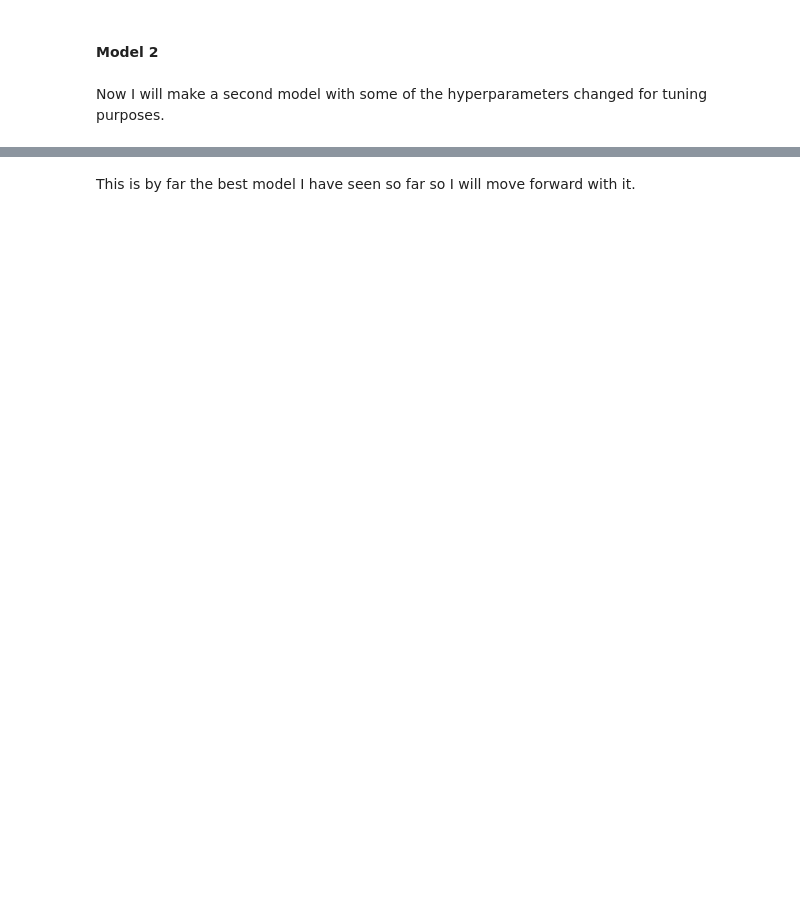
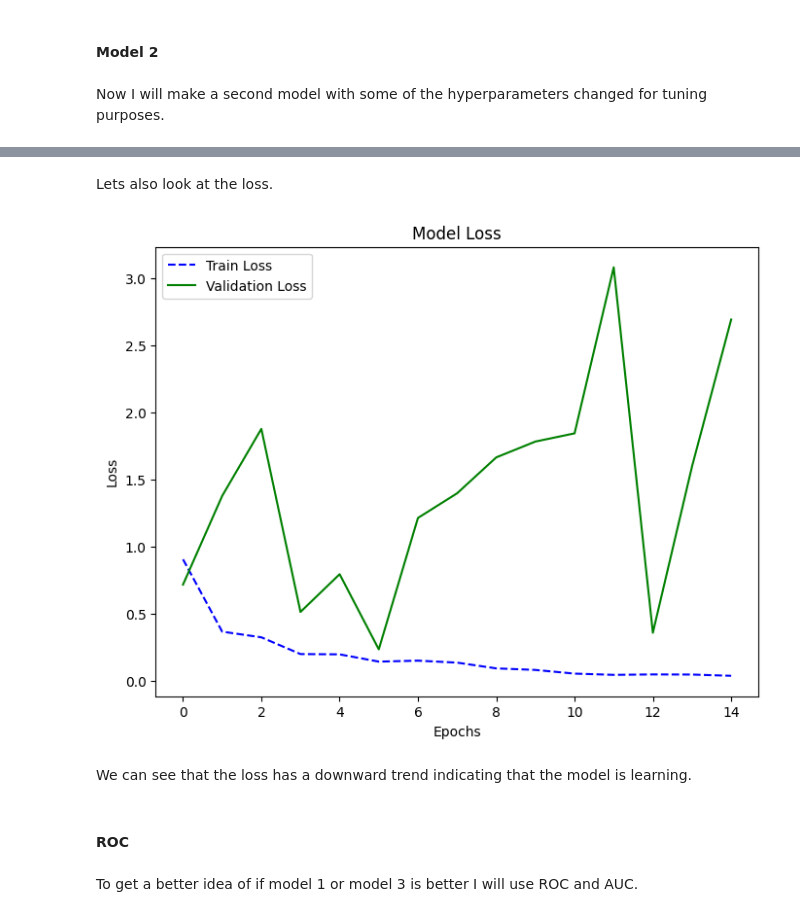
Before and after one commit to grsi7978/CSPB_3202_Competition, a Jupyter notebook: comp.ipynb, the cells around one changed output, grey strips where cells are left out. Saved outputs shown, nothing was run; the diff lists cells and outputs as text; code cells hidden in the pictures; blank space fills up the shorter version.

```diff
--- a/comp.ipynb
+++ b/comp.ipynb
@@ -482,4 +476,23 @@ plt.show()
 - I also removed some of the convolution layers as they did not seem to cause in improvement between model 1 and 2
 - To reduce the overfitting and the long training time I was seeing I reduced the Dense values as well
+# %% [markdown]
+Lets also look at the loss.
+# %%
+plt.figure(figsize=(8, 6))
+
+plt.plot(history_3.history['loss'], label='Train Loss', color='blue', linestyle="dashed")
+plt.plot(history_3.history['val_loss'], label='Validation Loss', color='green')
+
+plt.xlabel('Epochs')
+plt.ylabel('Loss')
+plt.title('Model Loss')
+plt.legend()
+plt.show()
+# %% [output]
+[figure, added]
 # %% [markdown]
-This is by far the best model I have seen so far so I will move forward with it.
+We can see that the loss has a downward trend indicating that the model is learning.
+# %% [markdown]
+#### ROC
+# %% [markdown]
+To get a better idea of if model 1 or model 3 is better I will use ROC and AUC.
```
Also changed, not shown: parts of 27 cells of this notebook.
